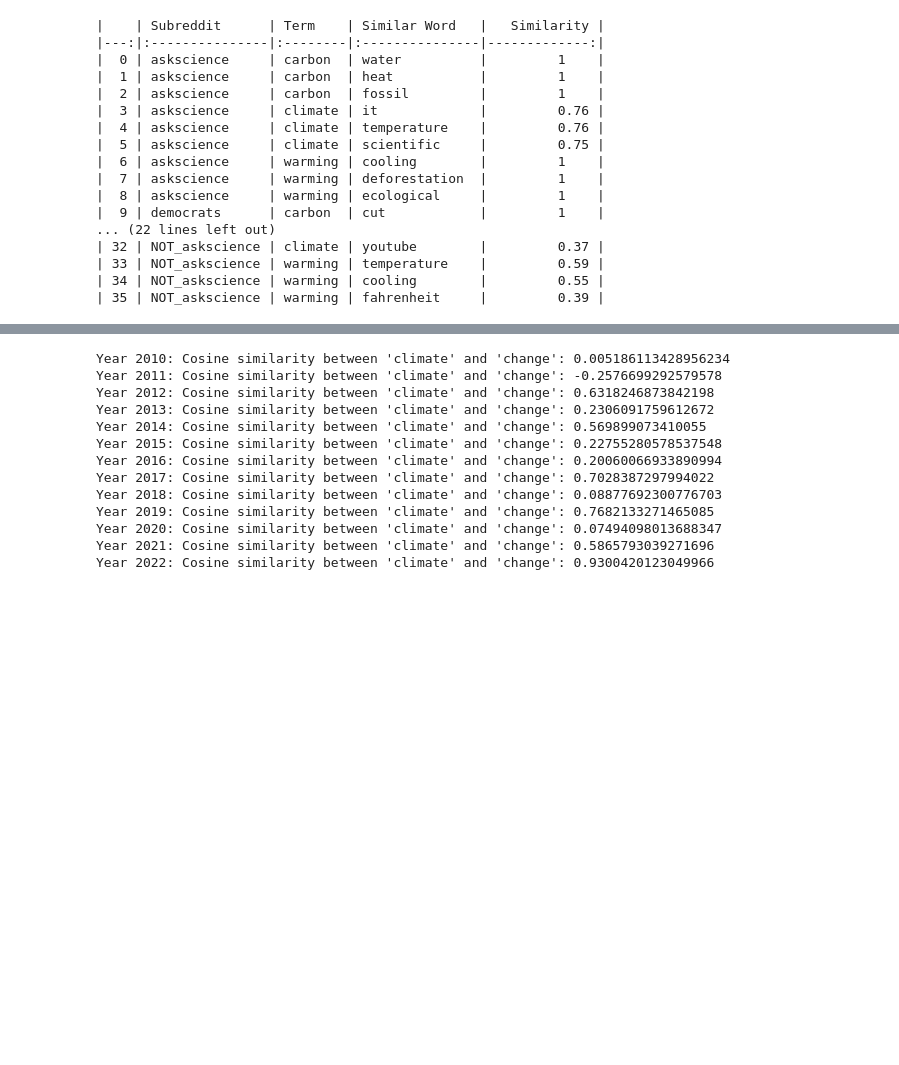
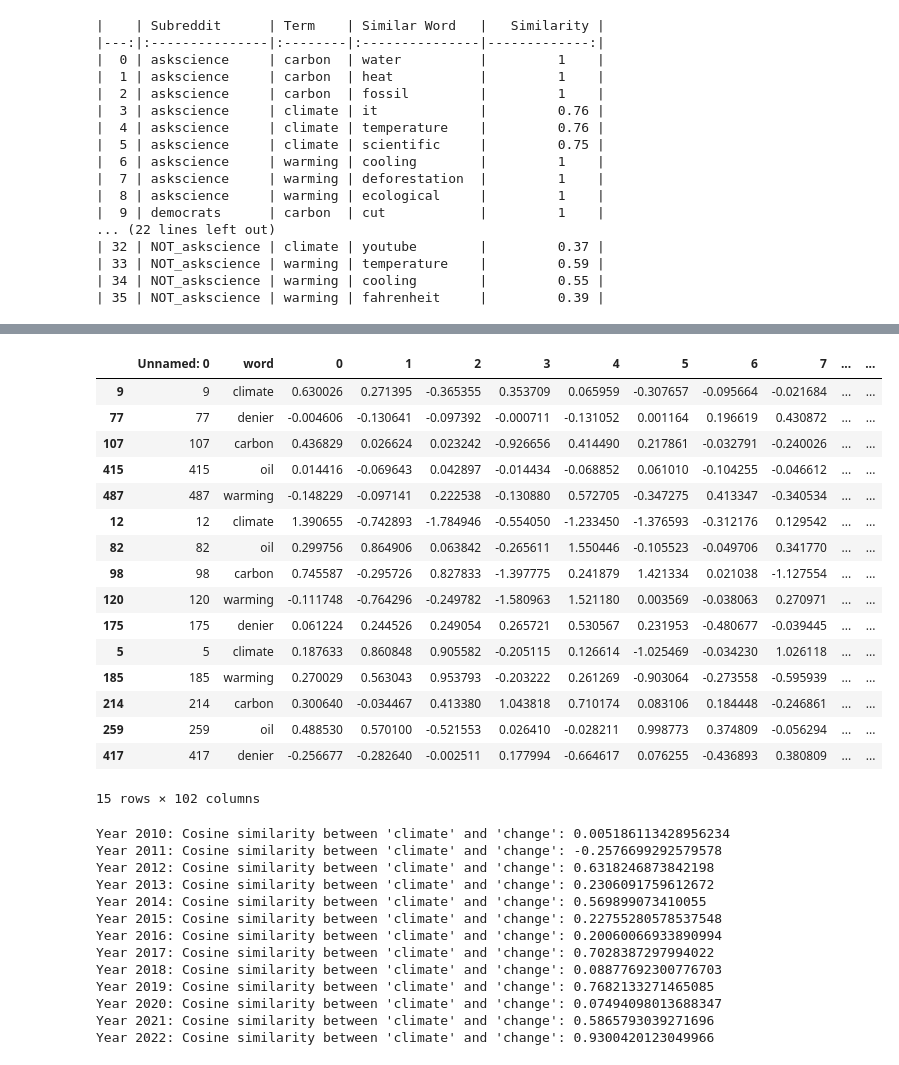
Before and after one commit to tobiaswtzl/dlss-project24, a Jupyter notebook: code/2. Deep Learning Model/SemSim_subreddits.ipynb, the cells around one changed output, grey strips where cells are left out. Drawn from its saved outputs; the diff is of its cells as text; code cells hidden in the pictures; blank space fills up the shorter version.

```diff
--- a/code/2. Deep Learning Model/SemSim_subreddits.ipynb
+++ b/code/2. Deep Learning Model/SemSim_subreddits.ipynb
@@ -255,3 +314,23 @@ plt.show()
+# %%
+df_filtered
+# %% [output]
+|  | Unnamed: 0 | word | 0 | 1 | 2 | 3 | 4 | 5 | 6 | 7 | ... | ... |
+| 9 | 9 | climate | 0.630026 | 0.271395 | -0.365355 | 0.353709 | 0.065959 | -0.307657 | -0.095664 | -0.021684 | ... | ... |
+| 77 | 77 | denier | -0.004606 | -0.130641 | -0.097392 | -0.000711 | -0.131052 | 0.001164 | 0.196619 | 0.430872 | ... | ... |
+| 107 | 107 | carbon | 0.436829 | 0.026624 | 0.023242 | -0.926656 | 0.414490 | 0.217861 | -0.032791 | -0.240026 | ... | ... |
+| 415 | 415 | oil | 0.014416 | -0.069643 | 0.042897 | -0.014434 | -0.068852 | 0.061010 | -0.104255 | -0.046612 | ... | ... |
+| 487 | 487 | warming | -0.148229 | -0.097141 | 0.222538 | -0.130880 | 0.572705 | -0.347275 | 0.413347 | -0.340534 | ... | ... |
+| 12 | 12 | climate | 1.390655 | -0.742893 | -1.784946 | -0.554050 | -1.233450 | -1.376593 | -0.312176 | 0.129542 | ... | ... |
+| 82 | 82 | oil | 0.299756 | 0.864906 | 0.063842 | -0.265611 | 1.550446 | -0.105523 | -0.049706 | 0.341770 | ... | ... |
+| 98 | 98 | carbon | 0.745587 | -0.295726 | 0.827833 | -1.397775 | 0.241879 | 1.421334 | 0.021038 | -1.127554 | ... | ... |
+| 120 | 120 | warming | -0.111748 | -0.764296 | -0.249782 | -1.580963 | 1.521180 | 0.003569 | -0.038063 | 0.270971 | ... | ... |
+| 175 | 175 | denier | 0.061224 | 0.244526 | 0.249054 | 0.265721 | 0.530567 | 0.231953 | -0.480677 | -0.039445 | ... | ... |
+| 5 | 5 | climate | 0.187633 | 0.860848 | 0.905582 | -0.205115 | 0.126614 | -1.025469 | -0.034230 | 1.026118 | ... | ... |
+| 185 | 185 | warming | 0.270029 | 0.563043 | 0.953793 | -0.203222 | 0.261269 | -0.903064 | -0.273558 | -0.595939 | ... | ... |
+| 214 | 214 | carbon | 0.300640 | -0.034467 | 0.413380 | 1.043818 | 0.710174 | 0.083106 | 0.184448 | -0.246861 | ... | ... |
+| 259 | 259 | oil | 0.488530 | 0.570100 | -0.521553 | 0.026410 | -0.028211 | 0.998773 | 0.374809 | -0.056294 | ... | ... |
+| 417 | 417 | denier | -0.256677 | -0.282640 | -0.002511 | 0.177994 | -0.664617 | 0.076255 | -0.436893 | 0.380809 | ... | ... |
+15 rows × 102 columns
 # %%
 def load_data(file_path):
     """
```
Also changed, not shown: parts of 2 cells of this notebook, 1 other file.
